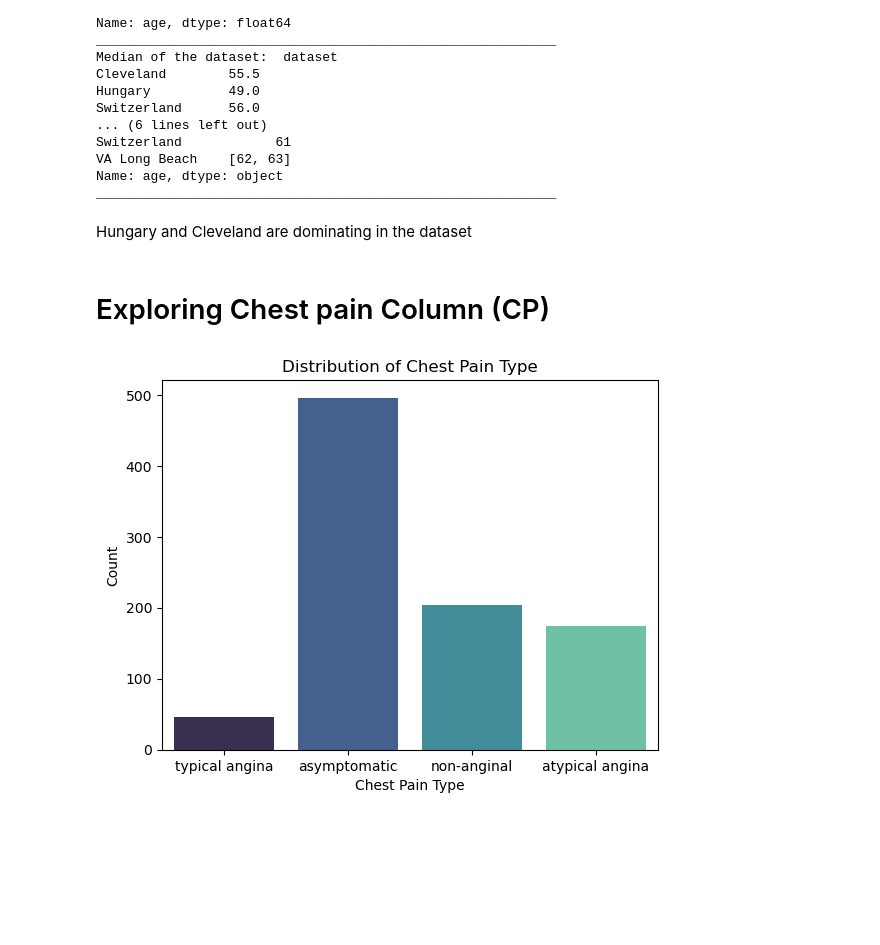
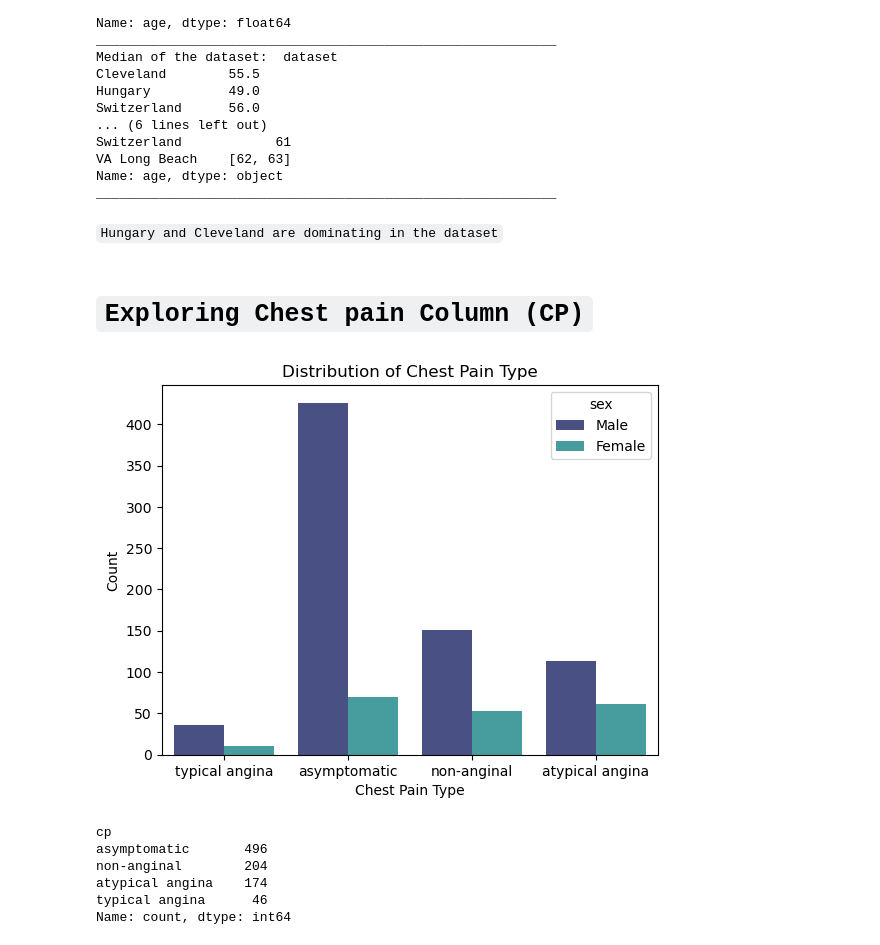
Before and after one commit to prashantpq/Data-Science-Internship, a Jupyter notebook: Week_1/Heart_Disease_Prediction/main.ipynb, the cells around one changed output. Cells and saved outputs as stored; diff of their text form; code cells hidden in the pictures; blank space fills up the shorter version.

```diff
--- a/Week_1/Heart_Disease_Prediction/main.ipynb
+++ b/Week_1/Heart_Disease_Prediction/main.ipynb
@@ -541,14 +541,23 @@ VA Long Beach    [62, 63]
 Name: age, dtype: object
 ___________________________________________________________
 # %% [markdown]
-Hungary and Cleveland are dominating in the dataset
+`Hungary and Cleveland are dominating in the dataset`
 # %% [markdown]
-# Exploring Chest pain Column (CP)
+# `Exploring Chest pain Column (CP)`
 # %%
-sns.countplot(x=df['cp'], data=df, palette='mako')
+sns.countplot(x=df['cp'], hue='sex', data=df, palette='mako')
 plt.title('Distribution of Chest Pain Type')
 plt.xlabel('Chest Pain Type')
 plt.ylabel('Count')
 plt.show()
 # %% [output]
-[figure, old version]
+[figure, new version]
+# %%
+df['cp'].value_counts()
+# %% [output]
+cp
+asymptomatic       496
+non-anginal        204
+atypical angina    174
+typical angina      46
+Name: count, dtype: int64
```
Also changed, not shown: parts of 32 cells of this notebook.
